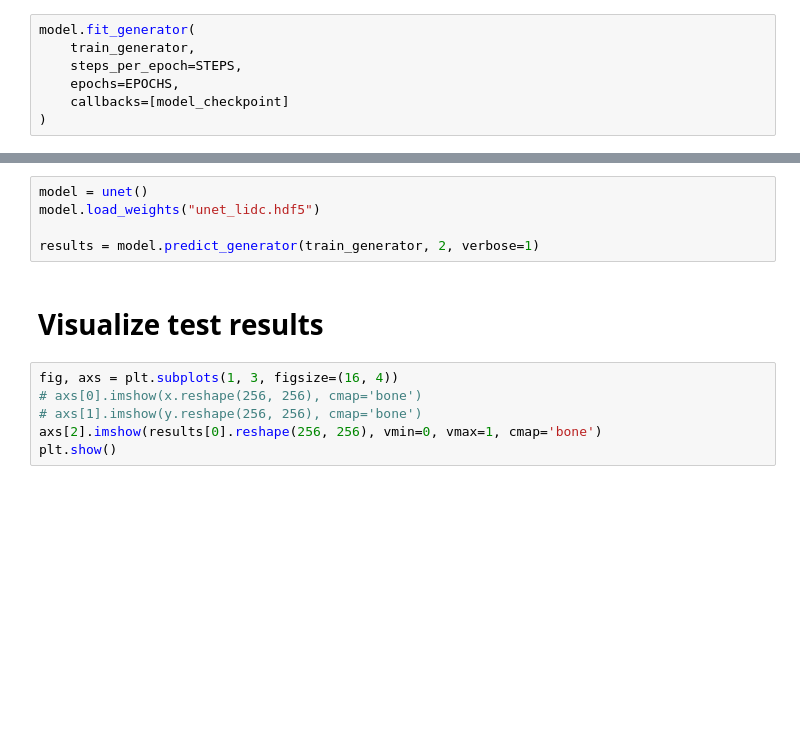
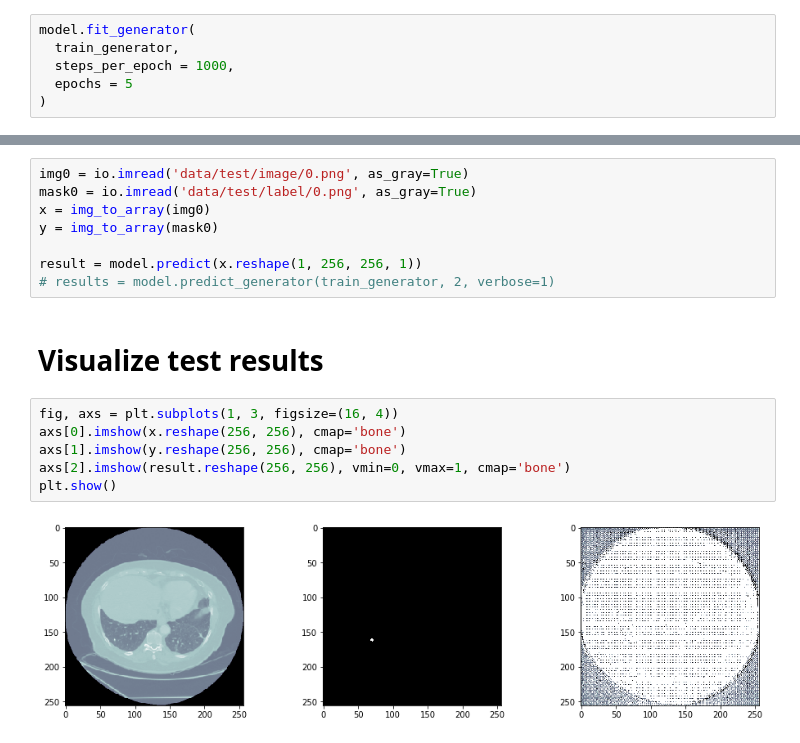
Before and after one commit to maggiebasta/lung-cancer-thesis, a Jupyter notebook: unet_2d/trainUnet.ipynb, the cells around one changed output, grey strips where cells are left out. Cells and saved outputs as stored; diff of their text form; blank space fills up the shorter version.

```diff
--- a/unet_2d/trainUnet.ipynb
+++ b/unet_2d/trainUnet.ipynb
@@ -116,8 +106,7 @@ model_checkpoint = ModelCheckpoint(MODEL_NAME, monitor='loss',verbose=1, save_be
 ## Train the U-Net
 # %%
 model.fit_generator(
-    train_generator,
-    steps_per_epoch=STEPS,
-    epochs=EPOCHS,
-    callbacks=[model_checkpoint]
+  train_generator,
+  steps_per_epoch = 1000,
+  epochs = 5
 )
@@ -124,15 +120,20 @@ model.fit_generator(
 # %% [markdown]
 ## Test the U-Net
-# %%
-model = unet()
-model.load_weights("unet_lidc.hdf5")
-
-results = model.predict_generator(train_generator, 2, verbose=1)
+# %%
+img0 = io.imread('data/test/image/0.png', as_gray=True)
+mask0 = io.imread('data/test/label/0.png', as_gray=True)
+x = img_to_array(img0)
+y = img_to_array(mask0)
+
+result = model.predict(x.reshape(1, 256, 256, 1))
+# results = model.predict_generator(train_generator, 2, verbose=1)
 # %% [markdown]
 # Visualize test results
 # %%
 fig, axs = plt.subplots(1, 3, figsize=(16, 4))
-# axs[0].imshow(x.reshape(256, 256), cmap='bone')
-# axs[1].imshow(y.reshape(256, 256), cmap='bone')
-axs[2].imshow(results[0].reshape(256, 256), vmin=0, vmax=1, cmap='bone')
+axs[0].imshow(x.reshape(256, 256), cmap='bone')
+axs[1].imshow(y.reshape(256, 256), cmap='bone')
+axs[2].imshow(result.reshape(256, 256), vmin=0, vmax=1, cmap='bone')
 plt.show()
+# %% [output]
+[figure, added]
```
Also changed, not shown: parts of 5 cells of this notebook, 7 other files.
